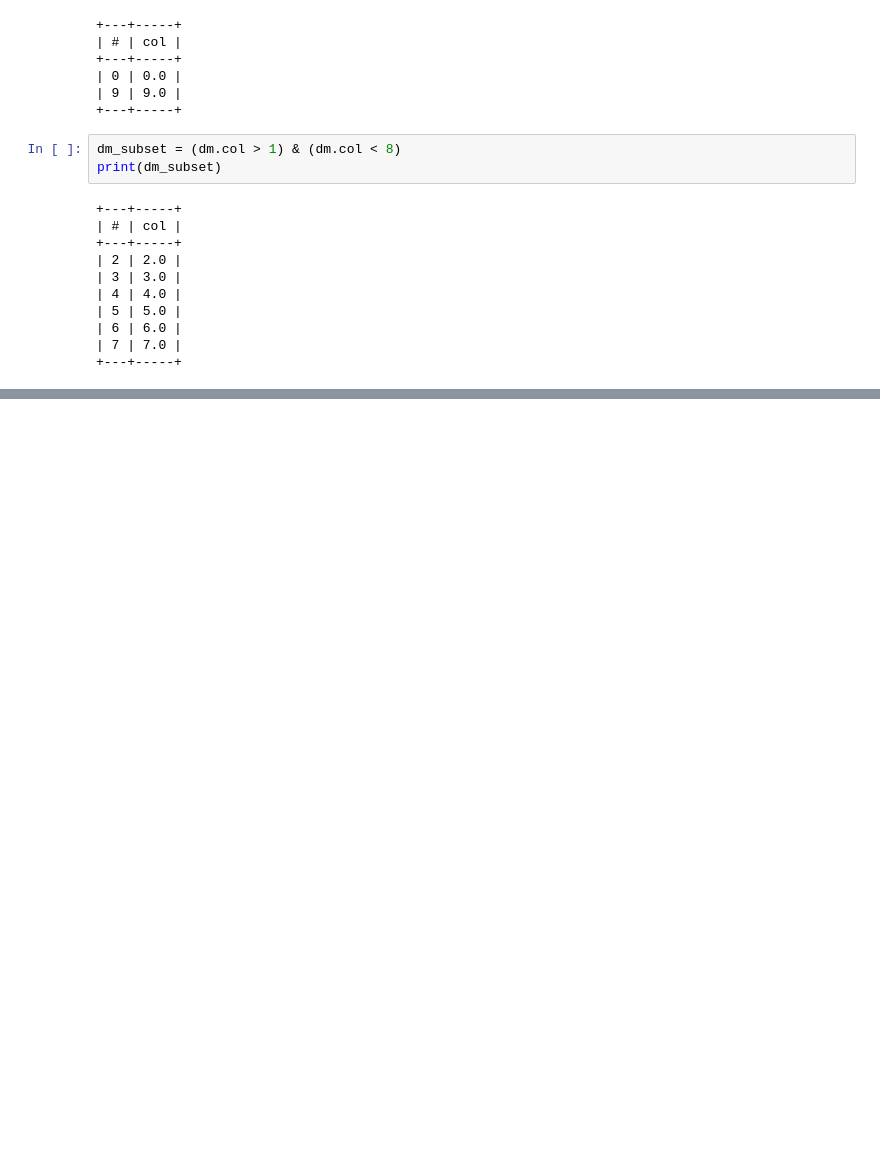
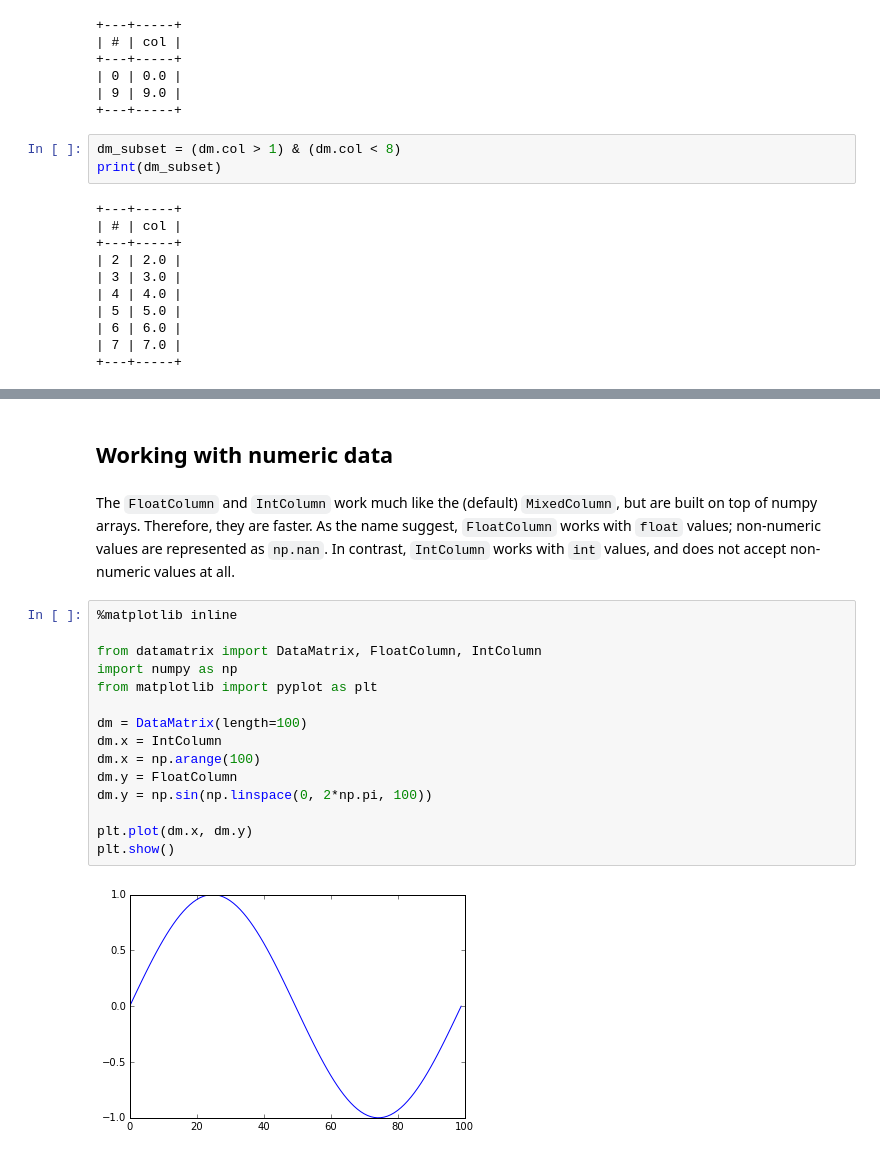
Before and after one commit to open-cogsci/datamatrix, a Jupyter notebook: using-datamatrix.ipynb, the cells around one changed output, grey strips where cells are left out. Saved outputs shown, nothing was run; the diff lists cells and outputs as text; blank space fills up the shorter version.

```diff
--- a/using-datamatrix.ipynb
+++ b/using-datamatrix.ipynb
@@ -221,0 +249,21 @@ print(dm_subset)
+# %% [markdown]
+## Working with numeric data
+# %% [markdown]
+The `FloatColumn` and `IntColumn` work much like the (default) `MixedColumn`, but are built on top of numpy arrays. Therefore, they are faster. As the name suggest, `FloatColumn` works with `float` values; non-numeric values are represented as `np.nan`. In contrast, `IntColumn` works with `int` values, and does not accept non-numeric values at all.
+# %%
+%matplotlib inline
+
+from datamatrix import DataMatrix, FloatColumn, IntColumn
+import numpy as np
+from matplotlib import pyplot as plt
+
+dm = DataMatrix(length=100)
+dm.x = IntColumn
+dm.x = np.arange(100)
+dm.y = FloatColumn
+dm.y = np.sin(np.linspace(0, 2*np.pi, 100))
+
+plt.plot(dm.x, dm.y)
+plt.show()
+# %% [output]
+[figure, added]
```
Also changed, not shown: parts of 10 cells of this notebook.
